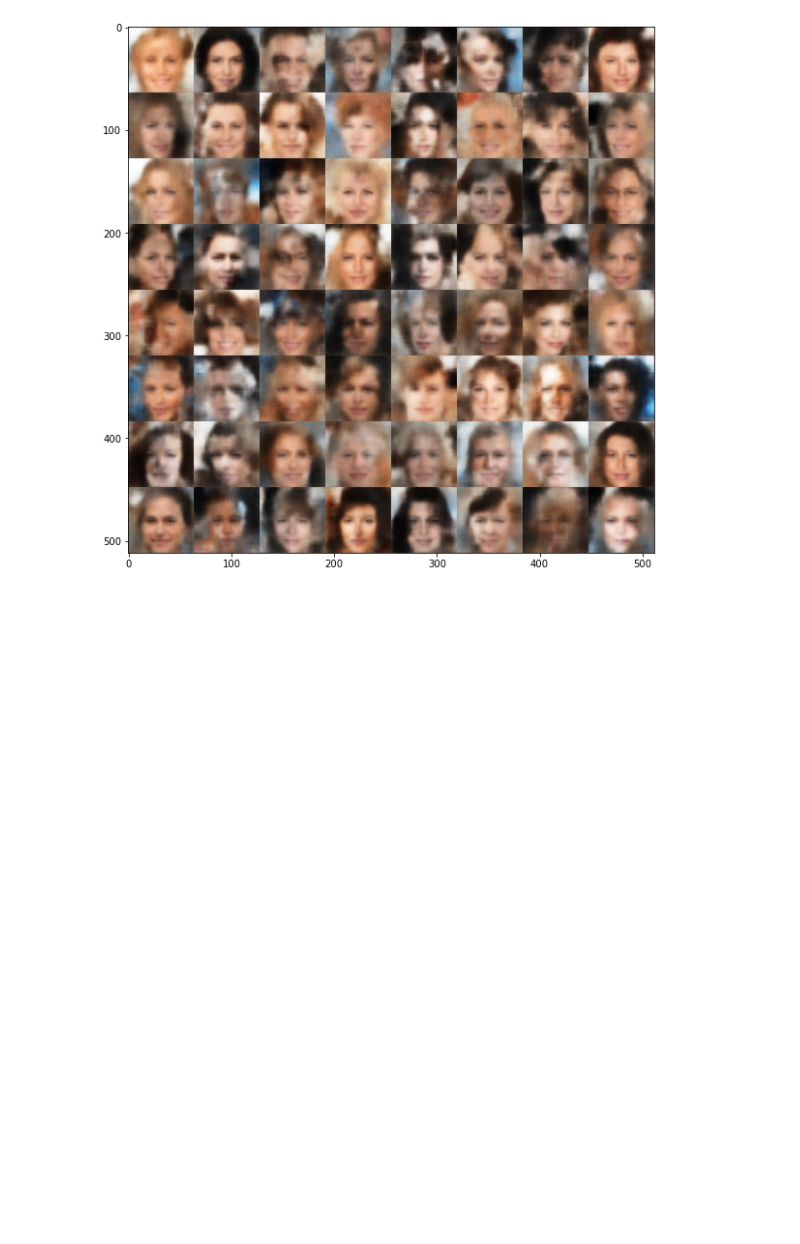
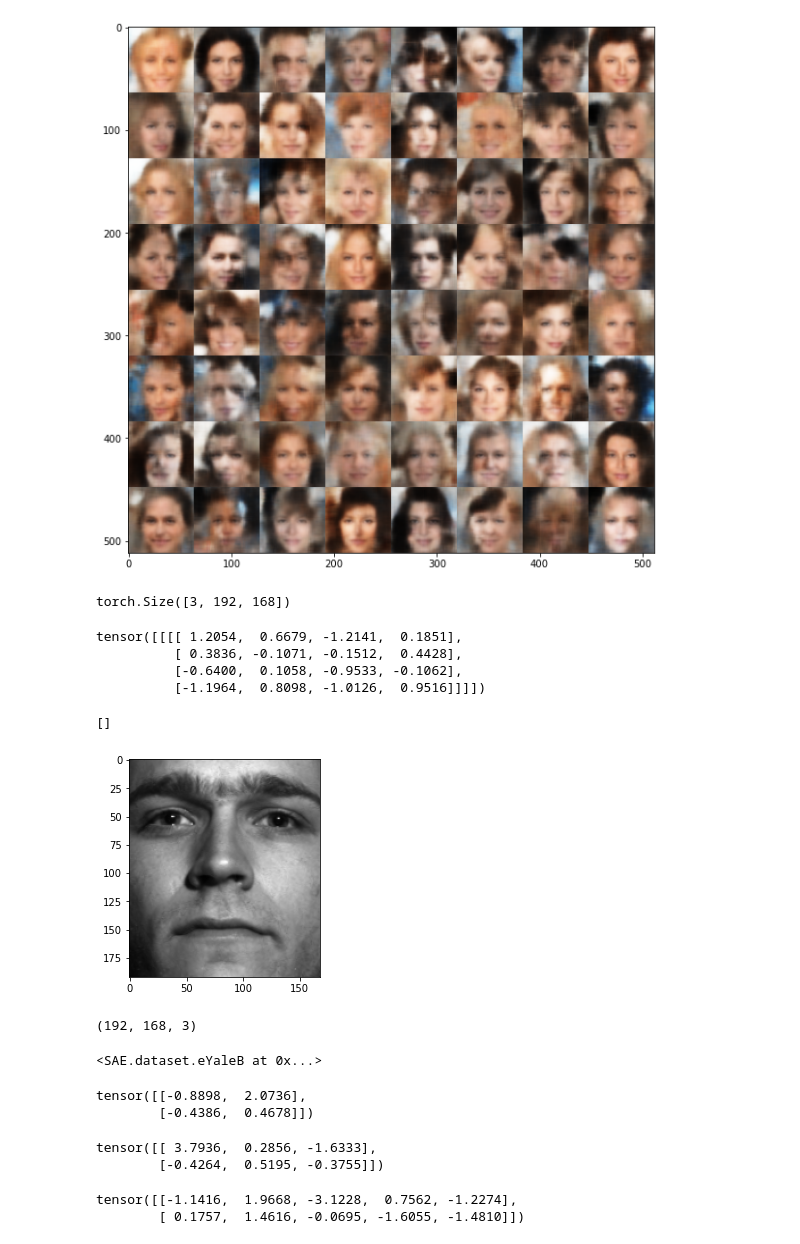
Before and after one commit to sdlee087/SAE-torch, a Jupyter notebook: model_check.ipynb, the cells around one changed output. Cells and saved outputs as stored; diff of their text form; code cells hidden in the pictures; blank space fills up the shorter version.

```diff
--- a/model_check.ipynb
+++ b/model_check.ipynb
@@ -207,3 +208,48 @@ plt.imshow(generation_result.transpose(1,2,0))
 plt.show()
 # %% [output]
 [figure]
+# %%
+data_home = '/home/reddragon/data/YaleBFace'
+train_data = eYaleB(data_home, train = True, output_channels = 3)
+test_data = eYaleB(data_home, train = False)
+# %%
+ccc = train_data[1]
+ccc[0].shape
+# %% [output]
+torch.Size([3, 192, 168])
+# %%
+torch.nn.functional.interpolate(gaus(16, 16).unsqueeze(0).unsqueeze(0), size = (4,4), mode = 'bilinear')
+# %% [output]
+tensor([[[[ 1.2054,  0.6679, -1.2141,  0.1851],
+          [ 0.3836, -0.1071, -0.1512,  0.4428],
+          [-0.6400,  0.1058, -0.9533, -0.1062],
+          [-1.1964,  0.8098, -1.0126,  0.9516]]]])
+# %%
+plt.imshow((ccc[0].detach().numpy().transpose((1,2,0)) + 1)/2.0)
+plt.plot()
+# %% [output]
+[]
+[figure, added]
+# %%
+ccc[0].detach().numpy().transpose((1,2,0)).shape
+# %% [output]
+(192, 168, 3)
+# %%
+train_data[0]
+# %% [output]
+<SAE.dataset.eYaleB at 0x...>
+# %%
+gaus(2,2)
+# %% [output]
+tensor([[-0.8898,  2.0736],
+        [-0.4386,  0.4678]])
+# %%
+gaus(2,3)
+# %% [output]
+tensor([[ 3.7936,  0.2856, -1.6333],
+        [-0.4264,  0.5195, -0.3755]])
+# %%
+torch.cat((gaus(2,2), gaus(2,3)), axis = 1)
+# %% [output]
+tensor([[-1.1416,  1.9668, -3.1228,  0.7562, -1.2274],
+        [ 0.1757,  1.4616, -0.0695, -1.6055, -1.4810]])
```
Also changed, not shown: parts of 1 cell of this notebook, 13 other files.
